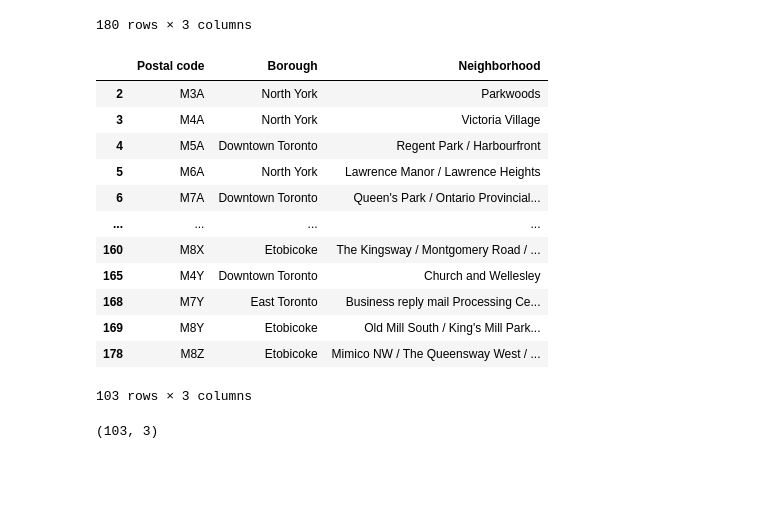
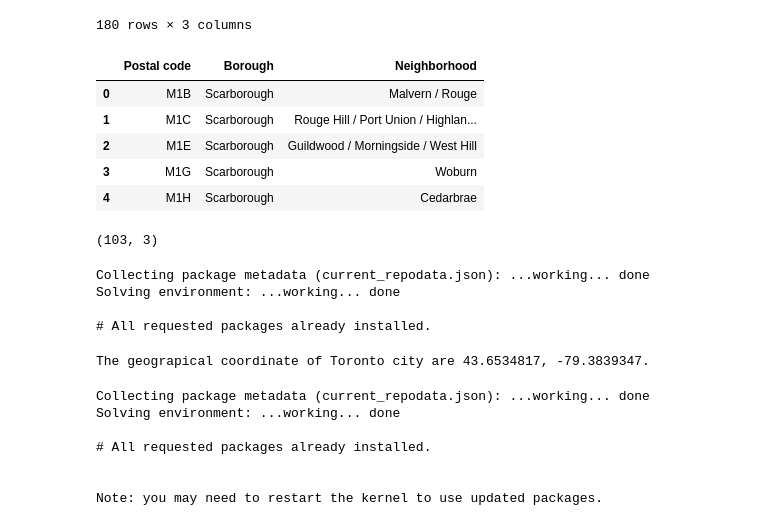
Before and after one commit to Sandhyabutty94/Coursera_Capstone, a Jupyter notebook: SandhyaButty_week3_Assignment.ipynb, the cells around one changed output. Drawn from its saved outputs; the diff is of its cells as text; code cells hidden in the pictures; blank space fills up the shorter version.

```diff
--- a/SandhyaButty_week3_Assignment.ipynb
+++ b/SandhyaButty_week3_Assignment.ipynb
@@ -68,7 +68,7 @@ b = canada_data.find('table',attrs={'class': 'wikitable sortable'}).find_all('td
 l = []
 
 for i in range(0,len(b)):
-    l.append(a[i])
+    l.append(b[i])
 
 
 content = []
@@ -140,27 +140,30 @@ df
 # %%
 # data cleaning, If a cell has a borough but a Not assigned neighborhood, then the neighborhood will be the same as the borough.
 #remove rows which has borough not assigned
 df=df[df['Borough']!='Not assigned']
+
 for i in df['Neighborhood']:
     if i == '':
         df['Neighborhood']=df['Borough']
-df
+
+df = df.groupby(['Postal code','Borough'])['Neighborhood'].apply(", ".join).reset_index()
+df.head()
 # %% [output]
 |  | Postal code | Borough | Neighborhood |
-| 2 | M3A | North York | Parkwoods |
-| 3 | M4A | North York | Victoria Village |
-| 4 | M5A | Downtown Toronto | Regent Park / Harbourfront |
-| 5 | M6A | North York | Lawrence Manor / Lawrence Heights |
-| 6 | M7A | Downtown Toronto | Queen's Park / Ontario Provincial... |
-| ... | ... | ... | ... |
-| 160 | M8X | Etobicoke | The Kingsway / Montgomery Road / ... |
-| 165 | M4Y | Downtown Toronto | Church and Wellesley |
-| 168 | M7Y | East Toronto | Business reply mail Processing Ce... |
-| 169 | M8Y | Etobicoke | Old Mill South / King's Mill Park... |
-| 178 | M8Z | Etobicoke | Mimico NW / The Queensway West / ... |
+| 0 | M1B | Scarborough | Malvern / Rouge |
+| 1 | M1C | Scarborough | Rouge Hill / Port Union / Highlan... |
+| 2 | M1E | Scarborough | Guildwood / Morningside / West Hill |
+| 3 | M1G | Scarborough | Woburn |
+| 4 | M1H | Scarborough | Cedarbrae |
-103 rows × 3 columns
 # %%
 # finding shape of dataframe
 df.shape
 # %% [output]
 (103, 3)
+# %%
+!conda install -c conda-forge geopy --yes
+# %% [output]
+Collecting package metadata (current_repodata.json): ...working... done
+Solving environment: ...working... done
+
+# All requested packages already installed.
@@ -166,0 +172,20 @@ df.shape
+# %%
+address = "Toronto, ON"
+
+geolocator = Nominatim(user_agent="toronto_explorer")
+location = geolocator.geocode(address)
+latitude = location.latitude
+longitude = location.longitude
+print('The geograpical coordinate of Toronto city are {}, {}.'.format(latitude, longitude))
+# %% [output]
+The geograpical coordinate of Toronto city are 43.6534817, -79.3839347.
+# %%
+conda install -c conda-forge folium
+# %% [output]
+Collecting package metadata (current_repodata.json): ...working... done
+Solving environment: ...working... done
+
+# All requested packages already installed.
+
+
+Note: you may need to restart the kernel to use updated packages.
```
Also changed, not shown: parts of 39 cells of this notebook.
